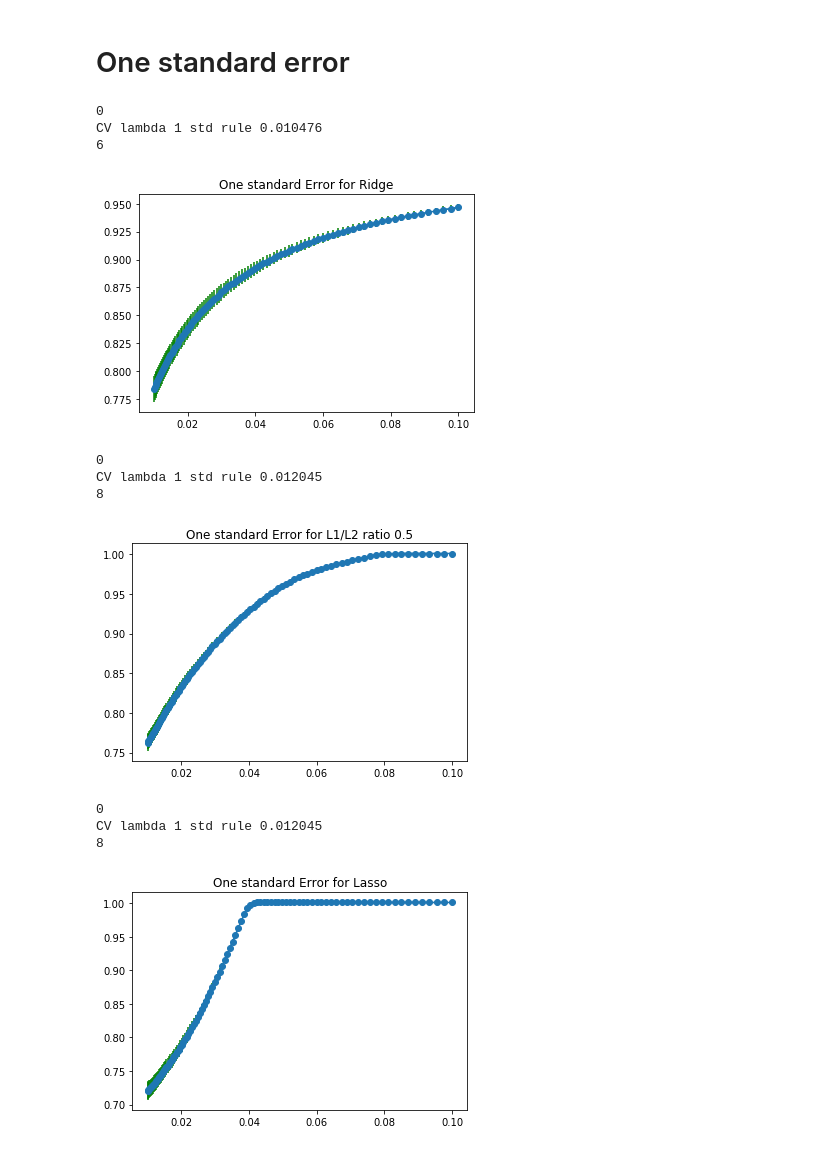
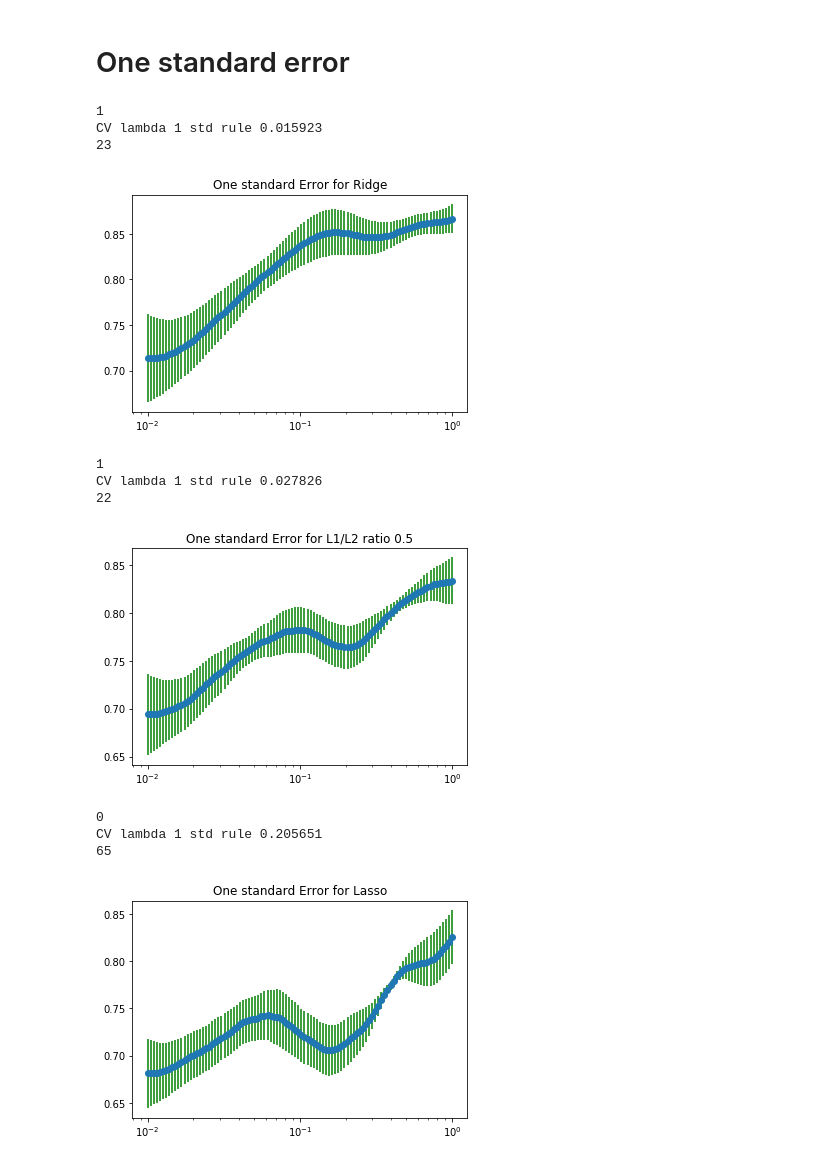
Before and after one commit to riadghorra/comp-data-analysis-project-1, a Jupyter notebook: elastic_net_attempt_1000.ipynb, the cells around one changed output. Drawn from its saved outputs; the diff is of its cells as text; code cells hidden in the pictures.

```diff
--- a/elastic_net_attempt_1000.ipynb
+++ b/elastic_net_attempt_1000.ipynb
@@ -35,7 +35,8 @@ train_X_mn = missing_predictor_as_mean(train_X)
 
 # replace missing values with mean of KNN
 clean_data = missing_predictor_as_value(train_X, 0)
-train_X_knn = missing_predictor_as_knn(5, train_X, clean_data)
+# Original k=5
+train_X_knn = missing_predictor_as_knn(5, train_X, train_X_mn)
 
 # split Train / Test (70% / 30%) (for train_X)
 test_split_ratio = 0.3
@@ -61,7 +62,7 @@ train_X_raw = train_X_raw.astype(float)
 # Flag for what handling of missing values to use
 dataSwitch = {0:'knn', 1:'mean',  2:'diabetes', 3:'raw'}
 
-currentData = dataSwitch[2]
+currentData = dataSwitch[0]
 
 
 if (currentData == 'knn'):
@@ -82,10 +83,10 @@ elif(currentData == 'raw'):
 [n_train, p_train], [n_test, p_test] = np.shape(X_train), np.shape(X_test)
 
 # alphas = range(0,11,1) # Ratio between L1 and L2 norms
-#ratios = range(0,11,1)
-ratios = [0, 5, 10]
+ratios = range(0,11,1)
+#ratios = [0, 5, 10]
 k = 100; # try k values of lambda
-lambdas = np.logspace(-2, -1, k)
+lambdas = np.logspace(-2, 0, k)
 '''
 # Working lambdas
 lambdas = np.logspace(-2, 1, k)
@@ -110,9 +111,20 @@ for i, (train_index, test_index) in enumerate(kf.split(X_train)):
     X_train_cv, X_val = X_train[train_index], X_train[test_index]
     y_train_cv, y_val = y_train[train_index], y_train[test_index]
 
+
+    #-------------------- normalizing and standardizing --------------------#
+    '''y_train_cv, my = center(y_train_cv) # center training response
+    y_val = y_val - my # use the mean value of the traininag response to center the test response
+    X_train_cv = X_train_cv.astype(float)
+    X_val = X_val.astype(float)
+    X_tain_cv, mx, varx = normalize(X_train_cv) # normalize training data
+    X_val = normalizetest(X_val, mx, varx)
+    '''
+
+
     for k, l in enumerate(lambdas):
         for j, ratio in enumerate(ratios):
-            regr = ElasticNet(alpha=l, l1_ratio= (ratio / 10), fit_intercept=True, normalize=True)
+            regr = ElasticNet(alpha=l, l1_ratio= (ratio / 10), fit_intercept=False)
             regr.fit(X_train_cv, y_train_cv)
             beta = regr.coef_
 
@@ -225,17 +246,17 @@ print("CV lambda 1 std rule {:f}".format(Lambda_CV_1StdRule))
 print (j)
 
 plt.figure(7)
-plt.plot(lambdas, mean_error_test[:,0], label='Test')
+plt.semilogx(lambdas, mean_error_test[:,0], label='Test')
 plt.title("One standard Error for Ridge")
 plt.errorbar(lambdas, mean_error_test[:,0],  yerr=seRMSE[:,0], fmt='--o', ecolor='g', capthick=2)
 
 
 plt.show()
 # %% [output]
-0
-CV lambda 1 std rule 0.010476
-6
+1
+CV lambda 1 std rule 0.015923
+23
-[figure, old version]
+[figure, new version]
 # %%
 seRMSE = np.std(test_RMSE, axis = 0) / np.sqrt(K)
 
@@ -245,7 +266,7 @@ jOpt = np.argmin(mean_error_test[:,1])
 
 print (jOpt)
 
-J = np.where(mean_error_test[jOpt] + seRMSE[jOpt] > mean_error_test)[0]
+J = np.where(mean_error_test[jOpt, 1] + seRMSE[jOpt, 1] > mean_error_test[:,1])[0]
 j = int(J[-1:])
 Lambda_CV_1StdRule = lambdas[j]
 print("CV lambda 1 std rule {:f}".format(Lambda_CV_1StdRule))
@@ -253,45 +274,46 @@ print("CV lambda 1 std rule {:f}".format(Lambda_CV_1StdRule))
 print (j)
 
 plt.figure(8)
-plt.plot(lambdas, mean_error_test[:,1], label='Test')
+plt.semilogx(lambdas, mean_error_test[:,1], label='Test')
 plt.title("One standard Error for L1/L2 ratio 0.5")
 plt.errorbar(lambdas, mean_error_test[:,1],  yerr=seRMSE[:,1], fmt='--o', ecolor='g', capthick=2)
 
 
 plt.show()
 # %% [output]
-0
-CV lambda 1 std rule 0.012045
-8
+1
+CV lambda 1 std rule 0.027826
+22
-[figure, old version]
+[figure, new version]
 # %%
 seRMSE = np.std(test_RMSE, axis = 0) / np.sqrt(K)
 
 # For ratio 1
 
-jOpt = np.argmin(mean_error_test[:,1])
+jOpt = np.argmin(mean_error_test[:,2])
 print (jOpt)
 
-J = np.where(mean_error_test[jOpt] + seRMSE[jOpt] > mean_error_test)[0]
+J = np.where(mean_error_test[jOpt, 2] + seRMSE[jOpt, 2] > mean_error_test[:,2])[0]
 j = int(J[-1:])
 Lambda_CV_1StdRule = lambdas[j]
 
 print("CV lambda 1 std rule {:f}".format(Lambda_CV_1StdRule))
 
 print (j)
 
 plt.figure(9)
-plt.plot(lambdas, mean_error_test[:,2], label='Test')
+plt.semilogx(lambdas, mean_error_test[:,2], label='Test')
 plt.title("One standard Error for Lasso")
 plt.errorbar(lambdas, mean_error_test[:,2],  yerr=seRMSE[:,2], fmt='--o', ecolor='g', capthick=2)
+#plt.axvline()
 
 
 plt.show()
 # %% [output]
 0
-CV lambda 1 std rule 0.012045
-8
+CV lambda 1 std rule 0.205651
+65
-[figure, old version]
+[figure, new version]
 # %%
 plt.figure(3)
 plt.plot(mean_error_training.T)
```
Also changed, not shown: parts of 6 cells of this notebook.
